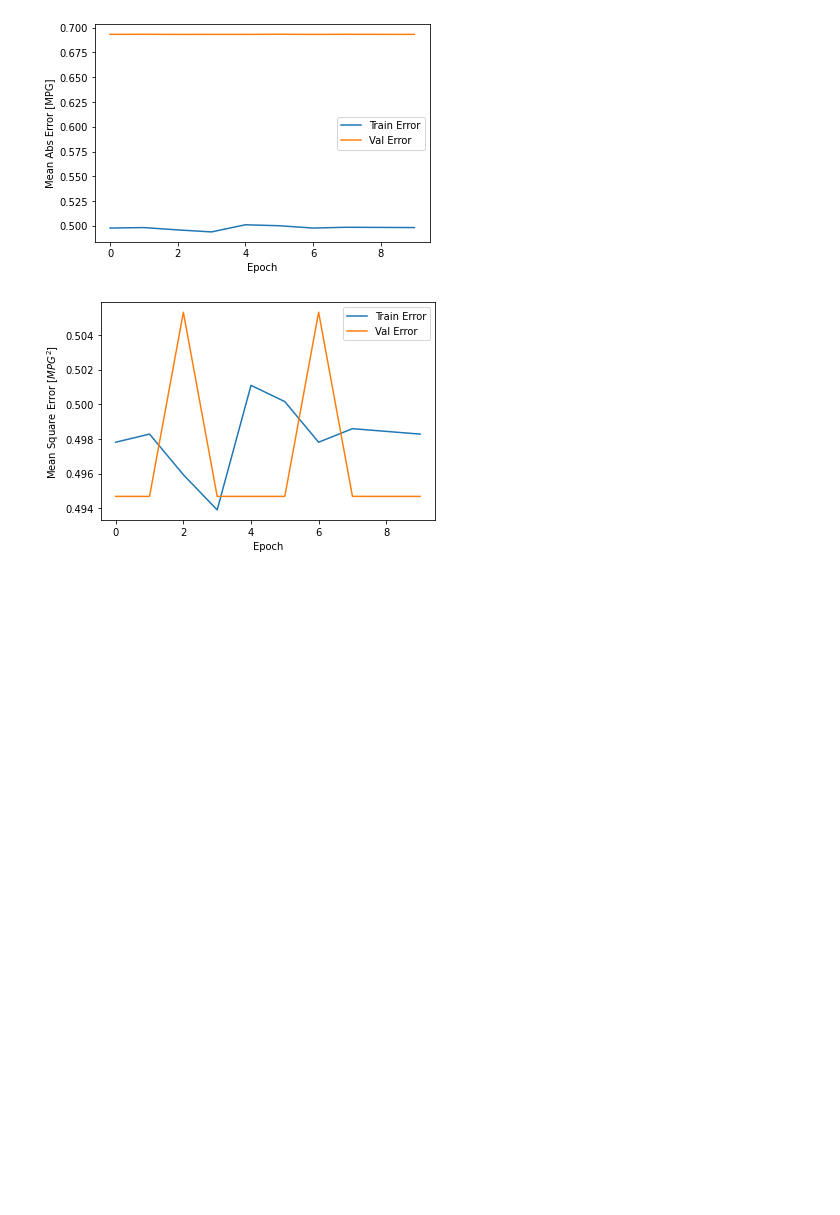
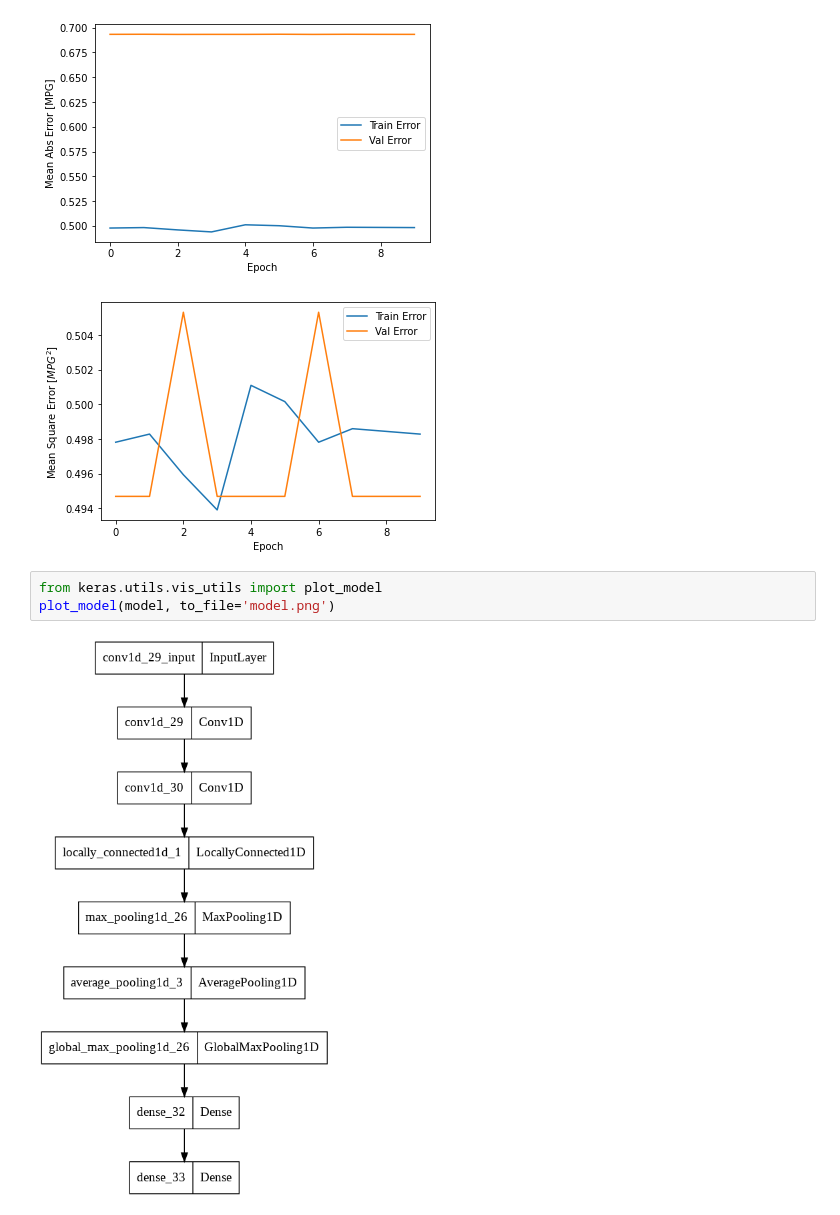
Before and after one commit to leiyi-ihb/ColabPractics, a Jupyter notebook: Keras_example01.ipynb, the cells around one changed output. Cells and saved outputs as stored; diff of their text form; blank space fills up the shorter version.

```diff
--- a/Keras_example01.ipynb
+++ b/Keras_example01.ipynb
@@ -326,3 +326,8 @@ if __name__=='__main__':
 # %% [output]
 [figure]
 [figure]
+# %%
+from keras.utils.vis_utils import plot_model
+plot_model(model, to_file='model.png')
+# %% [output]
+[figure, added]
```
Also changed, not shown: parts of 1 cell of this notebook.
